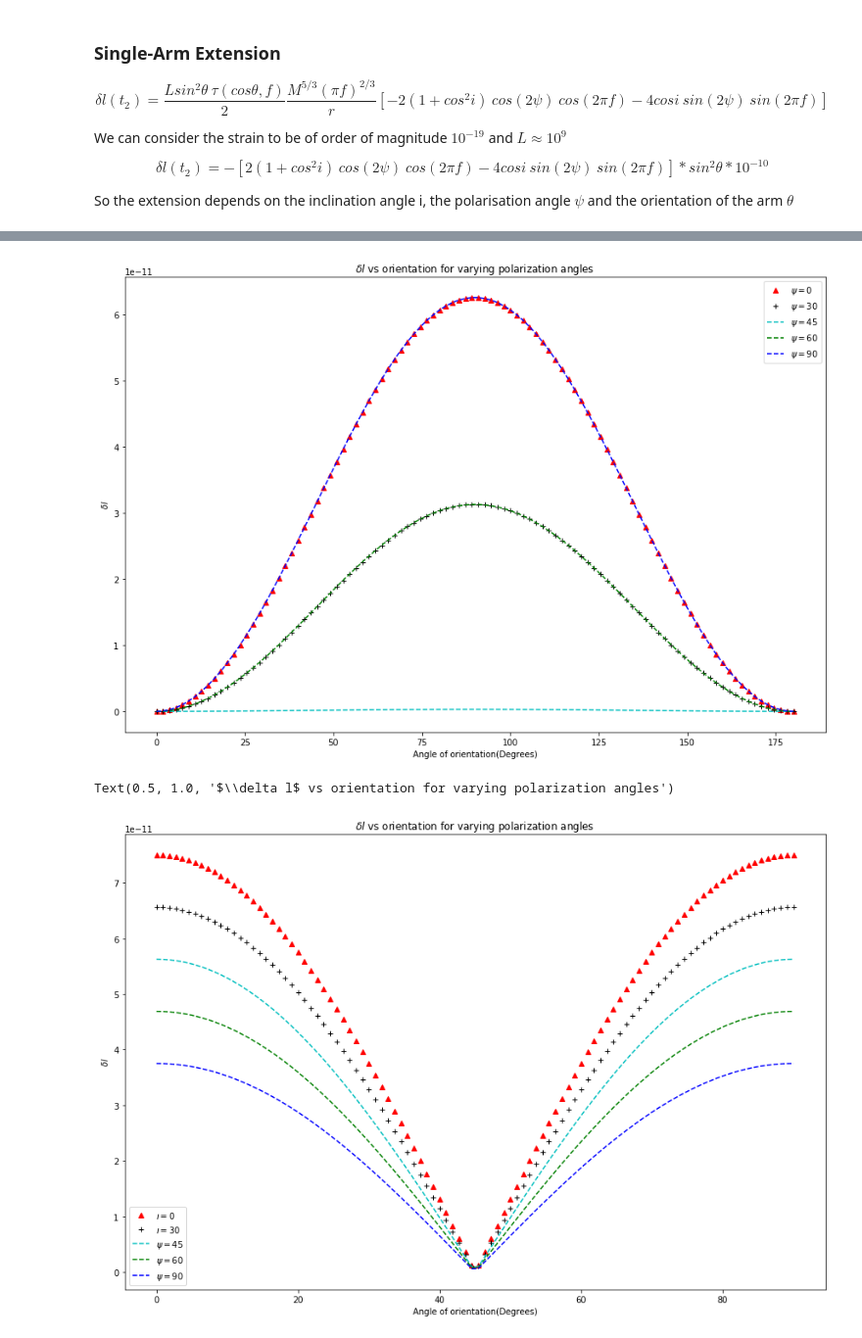
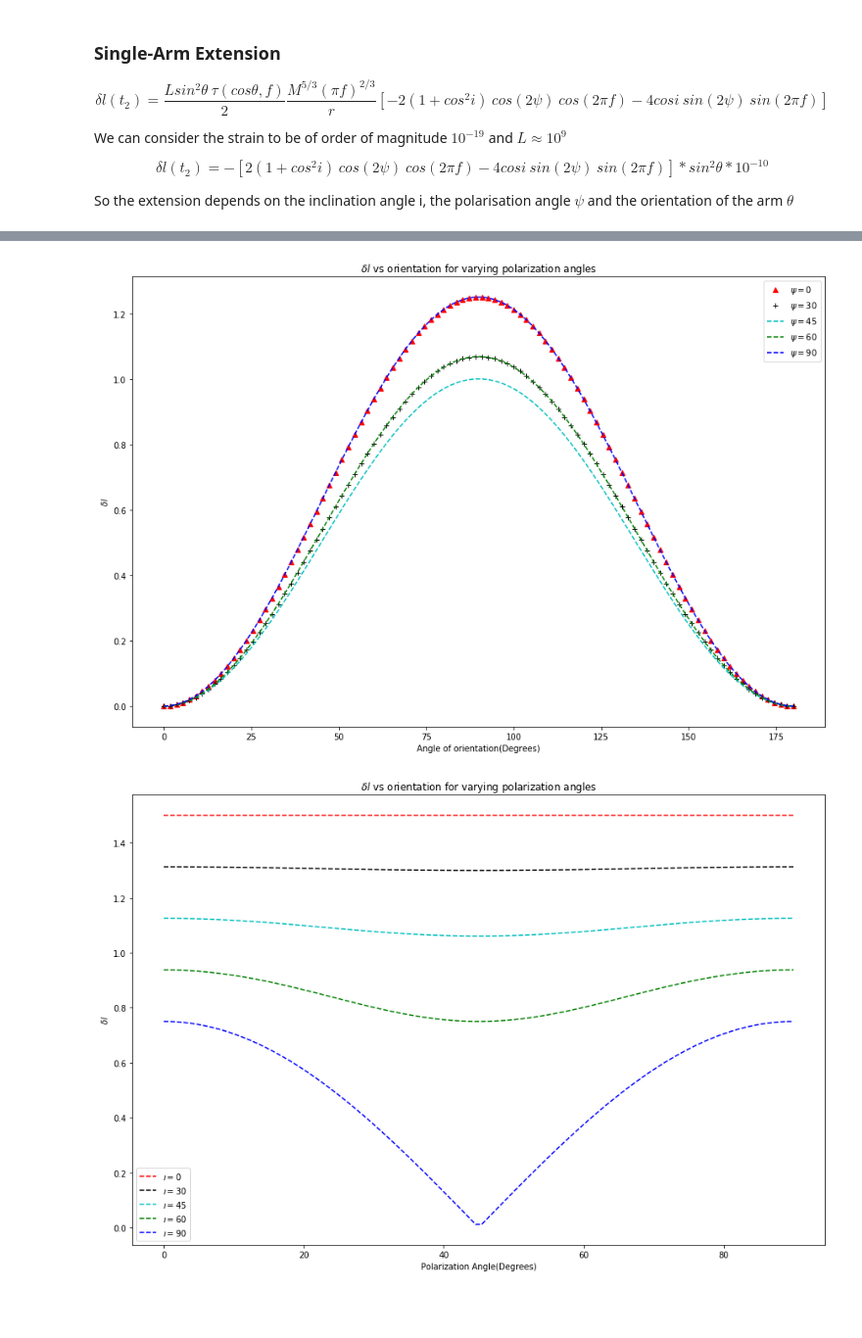
Before and after one commit to pranav-satheesh/LISA_Verification_Binaries, a Jupyter notebook: LISA_Response.ipynb, the cells around one changed output, grey strips where cells are left out. Shown: that part at 98% size. Cells and saved outputs as stored; diff of their text form; code cells hidden in the pictures; blank space fills up the shorter version.

Commit message:
added new figures in draft

```diff
--- a/LISA_Response.ipynb
+++ b/LISA_Response.ipynb
@@ -29,7 +29,7 @@ So the extension depends on the inclination angle i, the polarisation angle $\ps
 # %%
 f = 10**(-3)
 # %%
-def response(theta,i,Psi):
+def response(theta,i,psi):
 
     csi = np.cos(i)
     cs = (1+csi**2) * np.cos(2*psi)
@@ -70,22 +70,22 @@ plt.ylabel("$\delta l$")
 plt.title("$\delta l$ vs orientation for varying polarization angles")
 plt.savefig("responsevsorientation.pdf")
 # %% [output]
-[figure, old version]
+[figure, new version]
 # %%
 theta = np.pi/3
 psi = np.linspace(0,90,100)*np.pi/180
 # %%
 plt.figure(figsize=(15,10))
-plt.plot(psi*180/np.pi,response(theta,0,psi),"r^",label="$\i=0$")
-plt.plot(psi*180/np.pi,response(theta,30*np.pi/180,psi),"k+",label="$\i=30$")
-plt.plot(psi*180/np.pi,response(theta,45*np.pi/180,psi),"c--",label="$\psi=45$")
-plt.plot(psi*180/np.pi,response(theta,60*np.pi/180,psi),"g--",label="$\psi=60$")
-plt.plot(psi*180/np.pi,response(theta,90*np.pi/180,psi),"b--",label="$\psi=90$")
+plt.plot(psi*180/np.pi,response(theta,0,psi),"r--",label="$\i=0$")
+plt.plot(psi*180/np.pi,response(theta,30*np.pi/180,psi),"k--",label="$\i=30$")
+plt.plot(psi*180/np.pi,response(theta,45*np.pi/180,psi),"c--",label="$\i=45$")
+plt.plot(psi*180/np.pi,response(theta,60*np.pi/180,psi),"g--",label="$\i=60$")
+plt.plot(psi*180/np.pi,response(theta,90*np.pi/180,psi),"b--",label="$\i=90$")
 
 plt.legend()
-plt.xlabel("Angle of orientation(Degrees)")
+plt.xlabel("Polarization Angle(Degrees)")
 plt.ylabel("$\delta l$")
 plt.title("$\delta l$ vs orientation for varying polarization angles")
+plt.savefig("responsevsorientationofbinary.pdf")
 # %% [output]
-Text(0.5, 1.0, '$\\delta l$ vs orientation for varying polarization angles')
-[figure, old version]
+[figure, new version]
```
Also changed, not shown: parts of 1 cell of this notebook, 12 other files.
